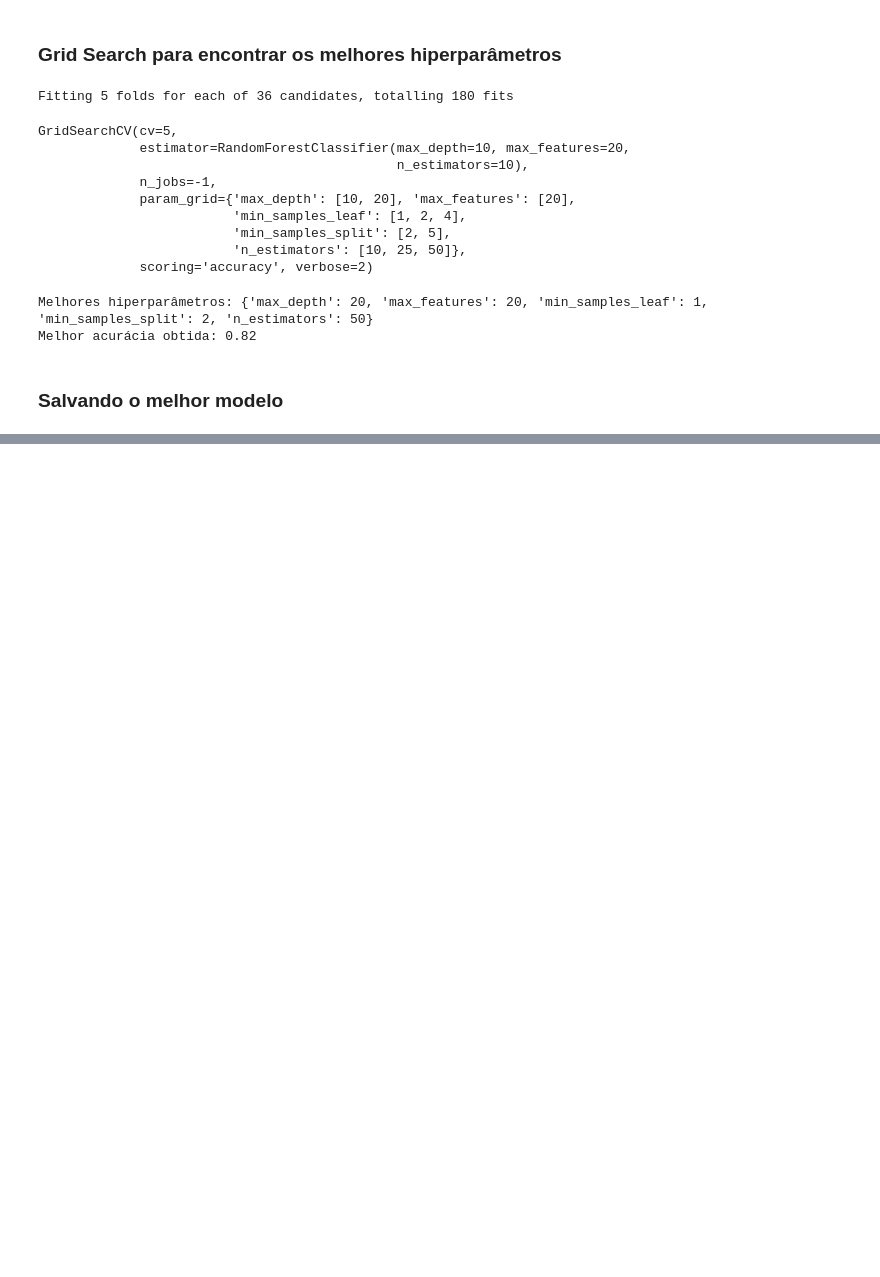
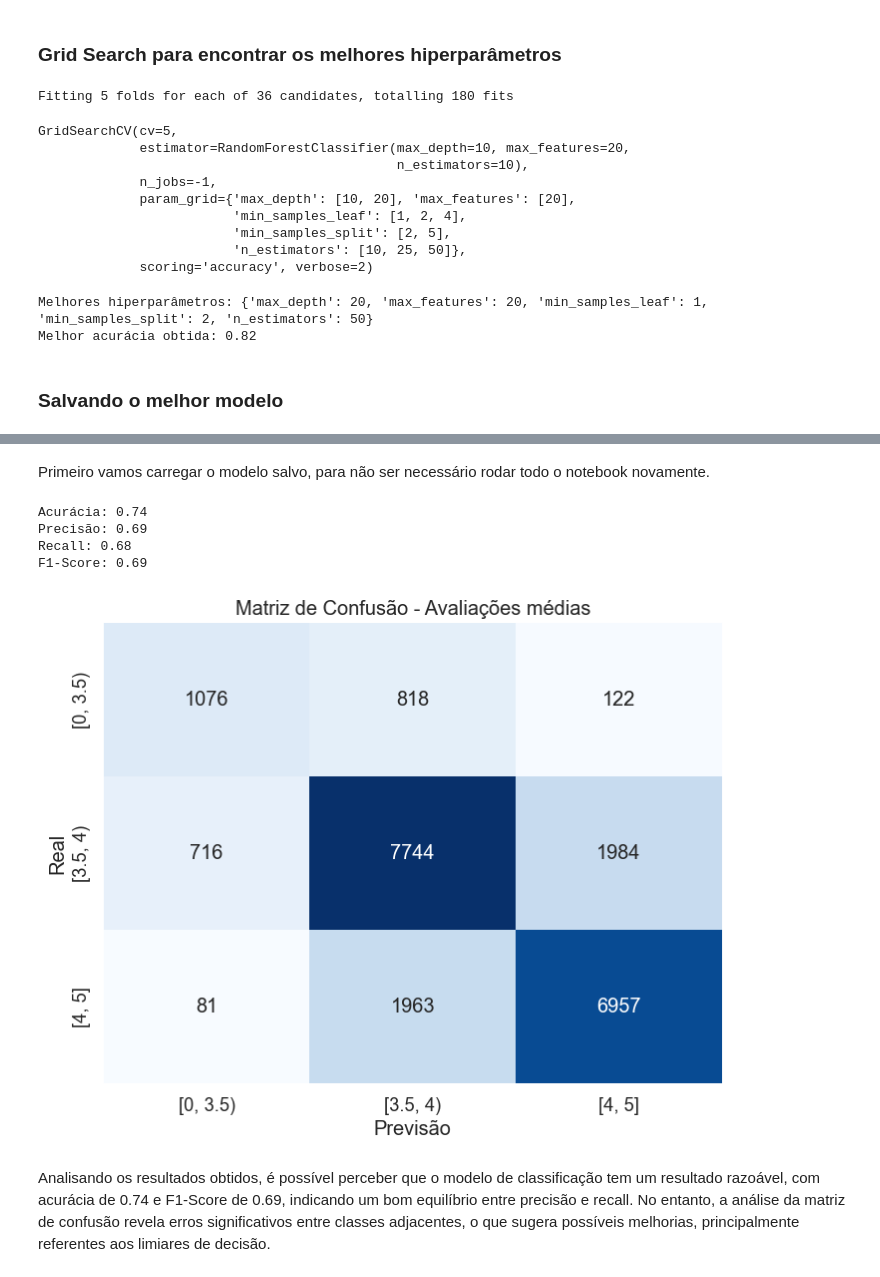
Before and after one commit to FelipeMoraes03/GoodReads-book-reviews, a Jupyter notebook: src/random_forest.ipynb, the cells around one changed output, grey strips where cells are left out. Cells and saved outputs as stored; diff of their text form; code cells hidden in the pictures; blank space fills up the shorter version.

Commit message:
feat: add random forest model evaluation

```diff
--- a/src/random_forest.ipynb
+++ b/src/random_forest.ipynb
@@ -114,0 +116,45 @@ with open('../models/random_forest_model.pkl', 'wb') as file:
+# %% [markdown]
+Primeiro vamos carregar o modelo salvo, para não ser necessário rodar todo o notebook novamente.
+# %%
+# Carregando o modelo salvo
+with open('../models/random_forest_model.pkl', 'rb') as file:
+    model = pickle.load(file)
+# %%
+y_pred = model.predict(X_test)
+y_pred_scores = model.predict_proba(X_test)
+# %%
+accuracy = accuracy_score(y_test, y_pred)
+precision = precision_score(y_test, y_pred, average='macro')
+recall = recall_score(y_test, y_pred, average='macro')
+f1_score = f1_score(y_test, y_pred, average='macro')
+
+print(f'Acurácia: {accuracy:.2f}')
+print(f'Precisão: {precision:.2f}')
+print(f'Recall: {recall:.2f}')
+print(f'F1-Score: {f1_score:.2f}')
+# %% [output]
+Acurácia: 0.74
+Precisão: 0.69
+Recall: 0.68
+F1-Score: 0.69
+# %%
+cm = confusion_matrix(y_test, y_pred)
+# %%
+# Criando a matriz de confusão
+
+plt.figure(figsize=(8, 6))
+sns.set(font_scale=1.2)
+
+sns.heatmap(cm, annot=True, fmt="d", cmap="Blues", cbar=False,
+            xticklabels=['[0, 3.5)', '[3.5, 4)', '[4, 5]'], yticklabels=['[0, 3.5)', '[3.5, 4)', '[4, 5]'])
+
+
+plt.title('Matriz de Confusão - Avaliações médias')
+plt.xlabel('Previsão')
+plt.ylabel('Real')
+
+plt.show()
+# %% [output]
+[figure, added]
+# %% [markdown]
+Analisando os resultados obtidos, é possível perceber que o modelo de classificação tem um resultado razoável, com acurácia de 0.74 e F1-Score de 0.69, indicando um bom equilíbrio entre precisão e recall. No entanto, a análise da matriz de confusão revela erros significativos entre classes adjacentes, o que sugera possíveis melhorias, principalmente referentes aos limiares de decisão.
```
Also changed, not shown: parts of 2 cells of this notebook.
